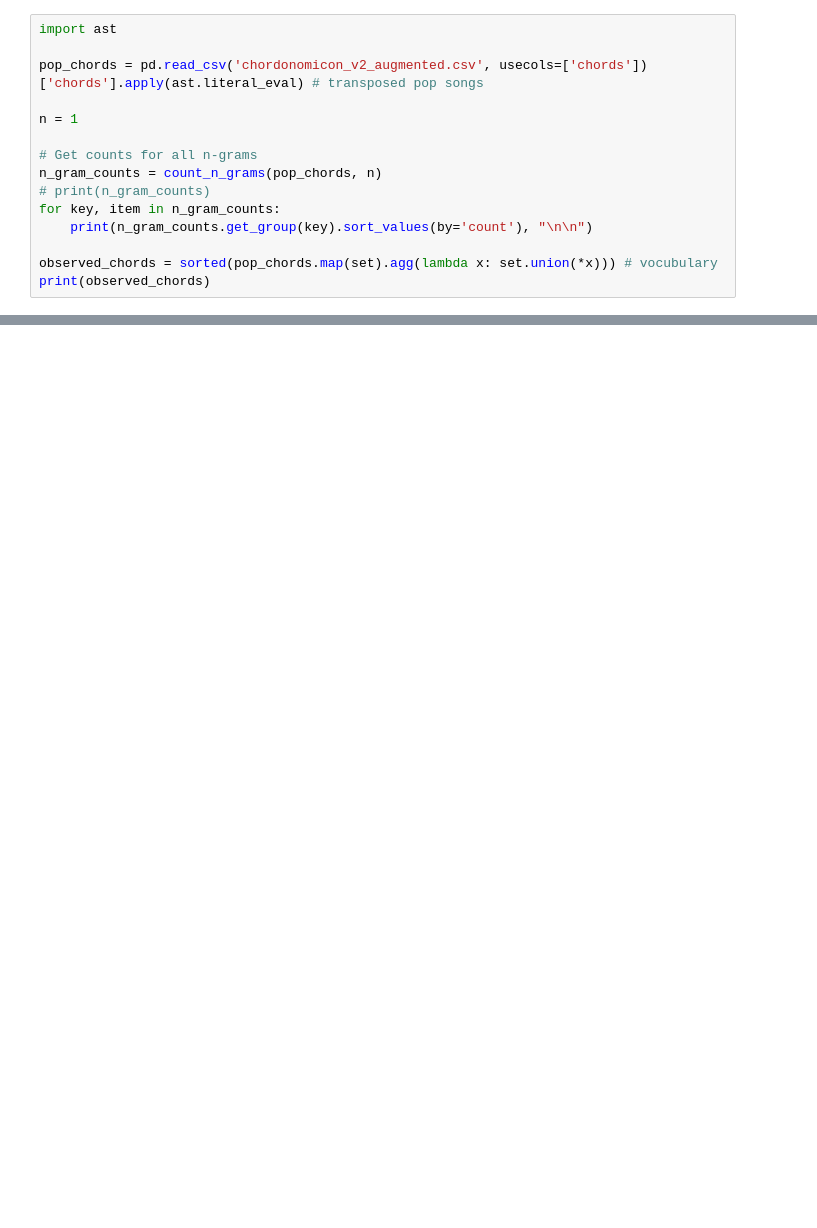
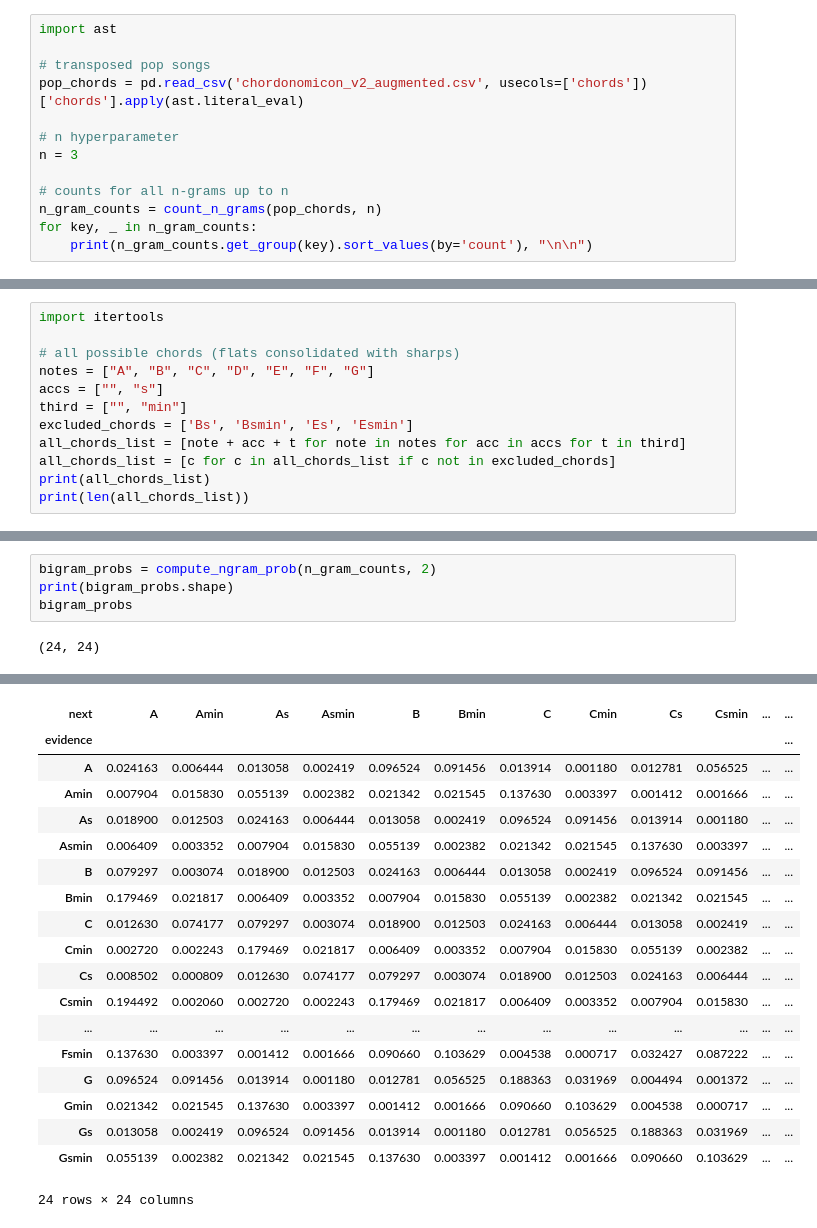
Before and after one commit to christinaxu10/dj-markov, a Jupyter notebook: chords.ipynb, the cells around one changed output, grey strips where cells are left out. Cells and saved outputs as stored; diff of their text form; blank space fills up the shorter version.

```diff
--- a/chords.ipynb
+++ b/chords.ipynb
@@ -183,16 +144,14 @@ Name: chords, dtype: object
 # %%
 import ast
 
-pop_chords = pd.read_csv('chordonomicon_v2_augmented.csv', usecols=['chords'])['chords'].apply(ast.literal_eval) # transposed pop songs
+# transposed pop songs
+pop_chords = pd.read_csv('chordonomicon_v2_augmented.csv', usecols=['chords'])['chords'].apply(ast.literal_eval)
 
-n = 1
+# n hyperparameter
+n = 3
 
-# Get counts for all n-grams
+# counts for all n-grams up to n
 n_gram_counts = count_n_grams(pop_chords, n)
-# print(n_gram_counts)
-for key, item in n_gram_counts:
+for key, _ in n_gram_counts:
     print(n_gram_counts.get_group(key).sort_values(by='count'), "\n\n")
-
-observed_chords = sorted(pop_chords.map(set).agg(lambda x: set.union(*x))) # vocubulary
-print(observed_chords)
 # %% [output]
@@ -215,0 +175,12 @@ Ds      4408798
+# %%
+import itertools
+
+# all possible chords (flats consolidated with sharps)
+notes = ["A", "B", "C", "D", "E", "F", "G"]
+accs = ["", "s"]
+third = ["", "min"]
+excluded_chords = ['Bs', 'Bsmin', 'Es', 'Esmin']
+all_chords_list = [note + acc + t for note in notes for acc in accs for t in third]
+all_chords_list = [c for c in all_chords_list if c not in excluded_chords]
+print(all_chords_list)
+print(len(all_chords_list))
@@ -236,0 +271,6 @@ transition_matrix = bigram["prob"].unstack(fill_value=0.0)
+# %%
+bigram_probs = compute_ngram_prob(n_gram_counts, 2)
+print(bigram_probs.shape)
+bigram_probs
+# %% [output]
+(24, 24)
@@ -236,0 +287,19 @@ transition_matrix = bigram["prob"].unstack(fill_value=0.0)
+| next | A | Amin | As | Asmin | B | Bmin | C | Cmin | Cs | Csmin | ... | ... |
+| evidence |  |  |  |  |  |  |  |  |  |  |  | ... |
+| A | 0.024163 | 0.006444 | 0.013058 | 0.002419 | 0.096524 | 0.091456 | 0.013914 | 0.001180 | 0.012781 | 0.056525 | ... | ... |
+| Amin | 0.007904 | 0.015830 | 0.055139 | 0.002382 | 0.021342 | 0.021545 | 0.137630 | 0.003397 | 0.001412 | 0.001666 | ... | ... |
+| As | 0.018900 | 0.012503 | 0.024163 | 0.006444 | 0.013058 | 0.002419 | 0.096524 | 0.091456 | 0.013914 | 0.001180 | ... | ... |
+| Asmin | 0.006409 | 0.003352 | 0.007904 | 0.015830 | 0.055139 | 0.002382 | 0.021342 | 0.021545 | 0.137630 | 0.003397 | ... | ... |
+| B | 0.079297 | 0.003074 | 0.018900 | 0.012503 | 0.024163 | 0.006444 | 0.013058 | 0.002419 | 0.096524 | 0.091456 | ... | ... |
+| Bmin | 0.179469 | 0.021817 | 0.006409 | 0.003352 | 0.007904 | 0.015830 | 0.055139 | 0.002382 | 0.021342 | 0.021545 | ... | ... |
+| C | 0.012630 | 0.074177 | 0.079297 | 0.003074 | 0.018900 | 0.012503 | 0.024163 | 0.006444 | 0.013058 | 0.002419 | ... | ... |
+| Cmin | 0.002720 | 0.002243 | 0.179469 | 0.021817 | 0.006409 | 0.003352 | 0.007904 | 0.015830 | 0.055139 | 0.002382 | ... | ... |
+| Cs | 0.008502 | 0.000809 | 0.012630 | 0.074177 | 0.079297 | 0.003074 | 0.018900 | 0.012503 | 0.024163 | 0.006444 | ... | ... |
+| Csmin | 0.194492 | 0.002060 | 0.002720 | 0.002243 | 0.179469 | 0.021817 | 0.006409 | 0.003352 | 0.007904 | 0.015830 | ... | ... |
+| ... | ... | ... | ... | ... | ... | ... | ... | ... | ... | ... | ... | ... |
+| Fsmin | 0.137630 | 0.003397 | 0.001412 | 0.001666 | 0.090660 | 0.103629 | 0.004538 | 0.000717 | 0.032427 | 0.087222 | ... | ... |
+| G | 0.096524 | 0.091456 | 0.013914 | 0.001180 | 0.012781 | 0.056525 | 0.188363 | 0.031969 | 0.004494 | 0.001372 | ... | ... |
+| Gmin | 0.021342 | 0.021545 | 0.137630 | 0.003397 | 0.001412 | 0.001666 | 0.090660 | 0.103629 | 0.004538 | 0.000717 | ... | ... |
+| Gs | 0.013058 | 0.002419 | 0.096524 | 0.091456 | 0.013914 | 0.001180 | 0.012781 | 0.056525 | 0.188363 | 0.031969 | ... | ... |
+| Gsmin | 0.055139 | 0.002382 | 0.021342 | 0.021545 | 0.137630 | 0.003397 | 0.001412 | 0.001666 | 0.090660 | 0.103629 | ... | ... |
+24 rows × 24 columns
```
Also changed, not shown: parts of 27 cells of this notebook.
